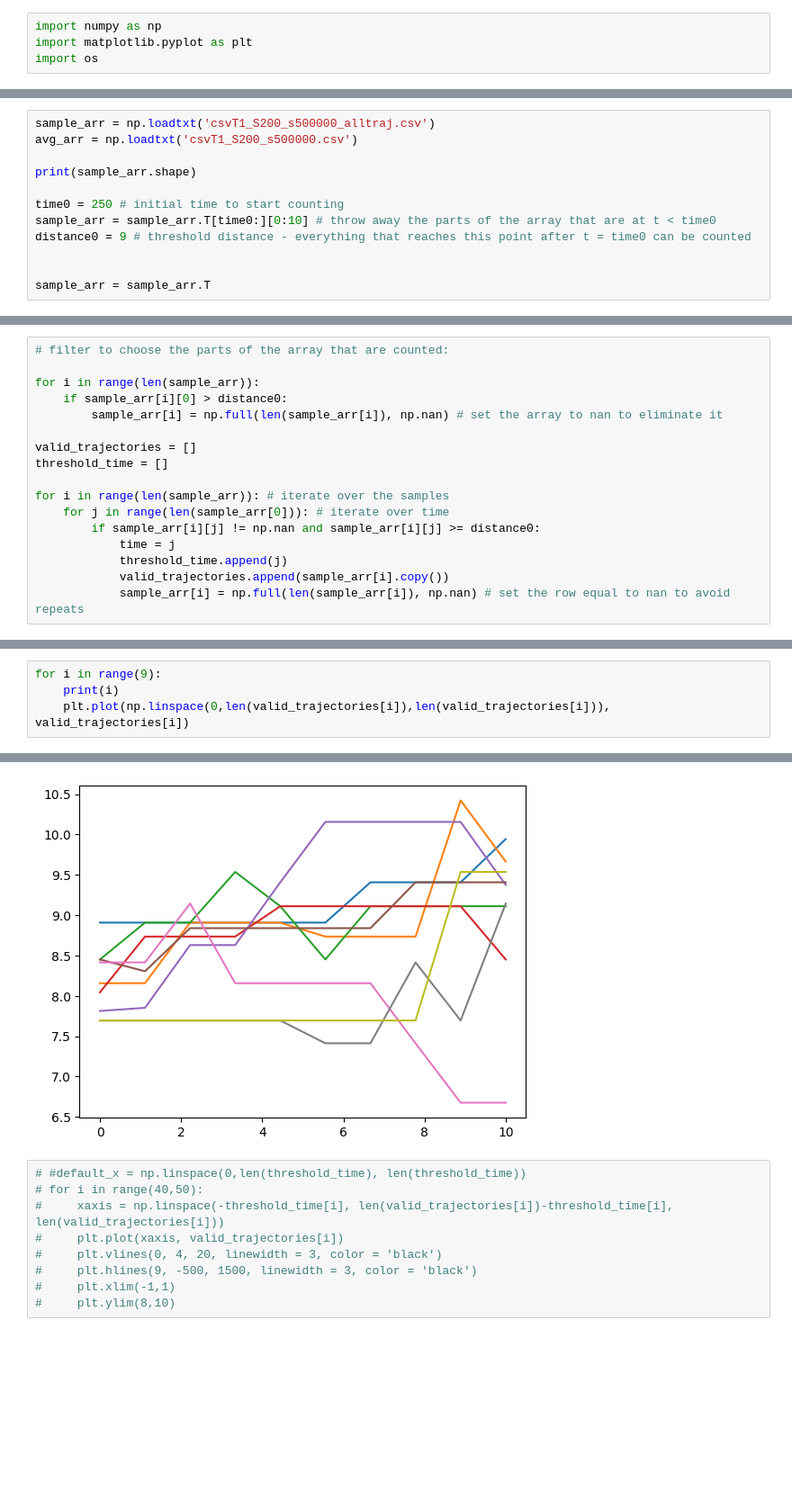
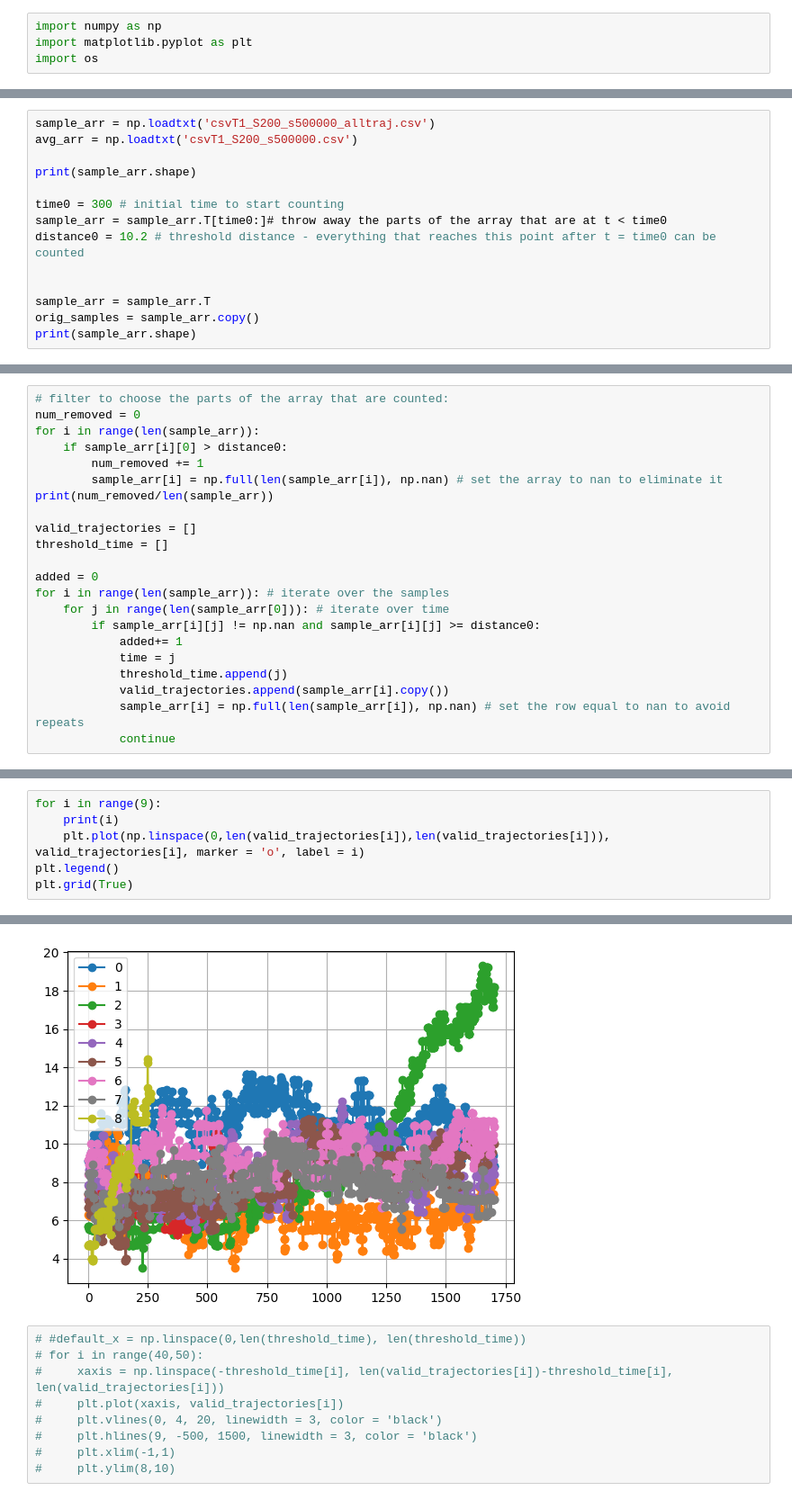
Before and after one commit to easuit24/BECs2, a Jupyter notebook: temperaturepostprocessing.ipynb, the cells around one changed output, grey strips where cells are left out. Shown: that part at 90% size. Cells and saved outputs as stored; diff of their text form; blank space fills up the shorter version.

Commit message:
some tuning of the threshold distance for simulations

```diff
--- a/temperaturepostprocessing.ipynb
+++ b/temperaturepostprocessing.ipynb
@@ -11,11 +15,13 @@ avg_arr = np.loadtxt('csvT1_S200_s500000.csv')
 
 print(sample_arr.shape)
 
-time0 = 250 # initial time to start counting
-sample_arr = sample_arr.T[time0:][0:10] # throw away the parts of the array that are at t < time0
-distance0 = 9 # threshold distance - everything that reaches this point after t = time0 can be counted
+time0 = 300 # initial time to start counting
+sample_arr = sample_arr.T[time0:]# throw away the parts of the array that are at t < time0
+distance0 = 10.2 # threshold distance - everything that reaches this point after t = time0 can be counted
 
 
 sample_arr = sample_arr.T
+orig_samples = sample_arr.copy()
+print(sample_arr.shape)
 # %% [output]
 (200, 2002)
@@ -22,17 +29,22 @@ sample_arr = sample_arr.T
 # %%
 # filter to choose the parts of the array that are counted:
-
+num_removed = 0
 for i in range(len(sample_arr)):
     if sample_arr[i][0] > distance0:
+        num_removed += 1
         sample_arr[i] = np.full(len(sample_arr[i]), np.nan) # set the array to nan to eliminate it
+print(num_removed/len(sample_arr))
 
 valid_trajectories = []
 threshold_time = []
 
+added = 0
 for i in range(len(sample_arr)): # iterate over the samples
     for j in range(len(sample_arr[0])): # iterate over time
         if sample_arr[i][j] != np.nan and sample_arr[i][j] >= distance0:
+            added+= 1
             time = j
             threshold_time.append(j)
             valid_trajectories.append(sample_arr[i].copy())
             sample_arr[i] = np.full(len(sample_arr[i]), np.nan) # set the row equal to nan to avoid repeats
+            continue
@@ -43,18 +122,20 @@ print(np.shape(valid_trajectories))
 # %%
 for i in range(9):
     print(i)
-    plt.plot(np.linspace(0,len(valid_trajectories[i]),len(valid_trajectories[i])), valid_trajectories[i])
+    plt.plot(np.linspace(0,len(valid_trajectories[i]),len(valid_trajectories[i])), valid_trajectories[i], marker = 'o', label = i)
+plt.legend()
+plt.grid(True)
 # %% [output]
 0
 1
 2
 3
 4
 5
 6
 7
 8
-[figure, old version]
+[figure, new version]
 # %%
 # #default_x = np.linspace(0,len(threshold_time), len(threshold_time))
 # for i in range(40,50):
```
Also changed, not shown: parts of 17 cells of this notebook, 1 other file.
